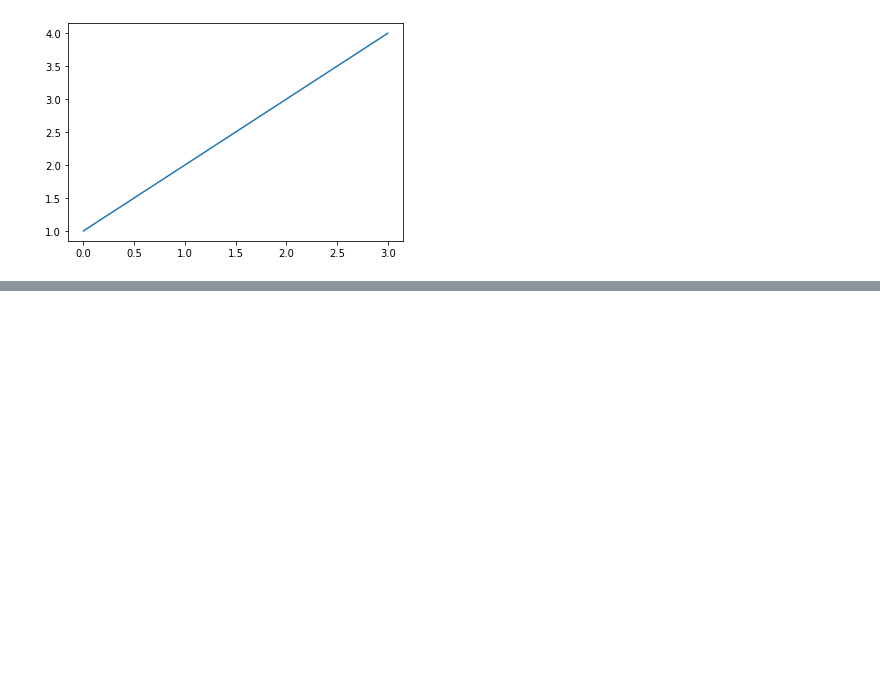
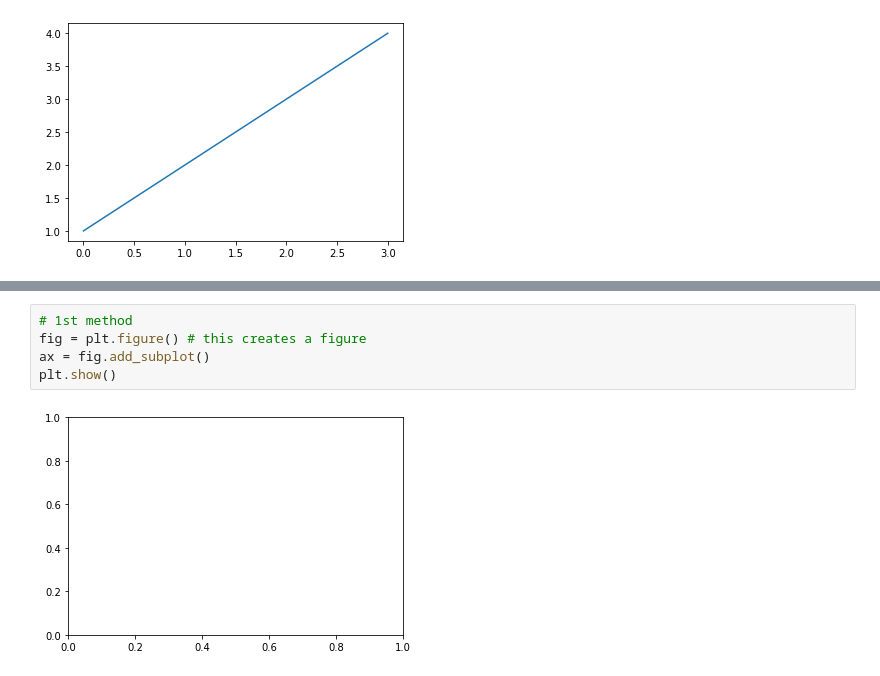
Before and after one commit to af-kuas/Proje-ve-Calimalar, a Jupyter notebook: ML - Matplotlib/introduction-to-matplotlib.ipynb, the cells around one changed output, grey strips where cells are left out. Saved outputs shown, nothing was run; the diff lists cells and outputs as text; blank space fills up the shorter version.

```diff
--- a/ML - Matplotlib/introduction-to-matplotlib.ipynb
+++ b/ML - Matplotlib/introduction-to-matplotlib.ipynb
@@ -31,0 +34,7 @@ plt.plot(x,y)
+# %%
+# 1st method
+fig = plt.figure() # this creates a figure
+ax = fig.add_subplot()
+plt.show()
+# %% [output]
+[figure, added]
```
Also changed, not shown: parts of 3 cells of this notebook, 2 other files.
